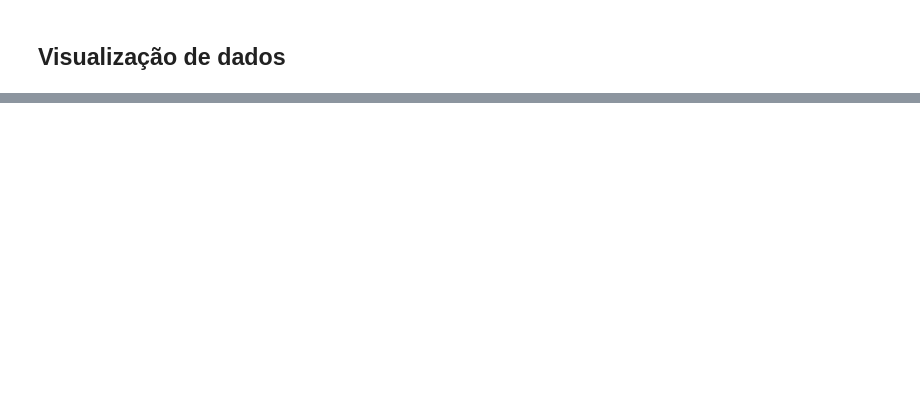
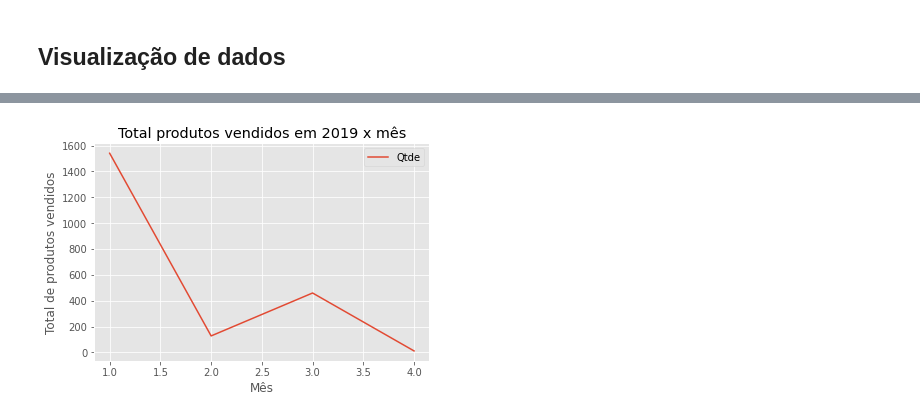
Before and after one commit to layansg/DIO-DESAFIO-analise-de-dados-com-python-e-pandas, a Jupyter notebook: Pandas_AulaPlanilhas.ipynb, the cells around one changed output, grey strips where cells are left out. Saved outputs shown, nothing was run; the diff lists cells and outputs as text; code cells hidden in the pictures; blank space fills up the shorter version.

```diff
--- a/Pandas_AulaPlanilhas.ipynb
+++ b/Pandas_AulaPlanilhas.ipynb
@@ -147,9 +300,11 @@ df_2019 = df[df["Ano_Venda"] == 2019]
 # %%
 # Total de produtos vendidos por mês
-df_2019.groupby(df["Mes_Venda"])["Qtde"].sum().plot(marker="v")
+df_2019.groupby(df_2019["Mês_Venda"])["Qtde"].sum().plot(title="Total produtos vendidos em 2019 x mês")
 plt.xlabel("Mês")
 plt.ylabel("Total de produtos vendidos")
 plt.legend();
+# %% [output]
+[figure, added]
 # %%
 # Histograma
 plt.hist(df["Qtde"], color="magenta");
```
Also changed, not shown: parts of 34 cells of this notebook.
